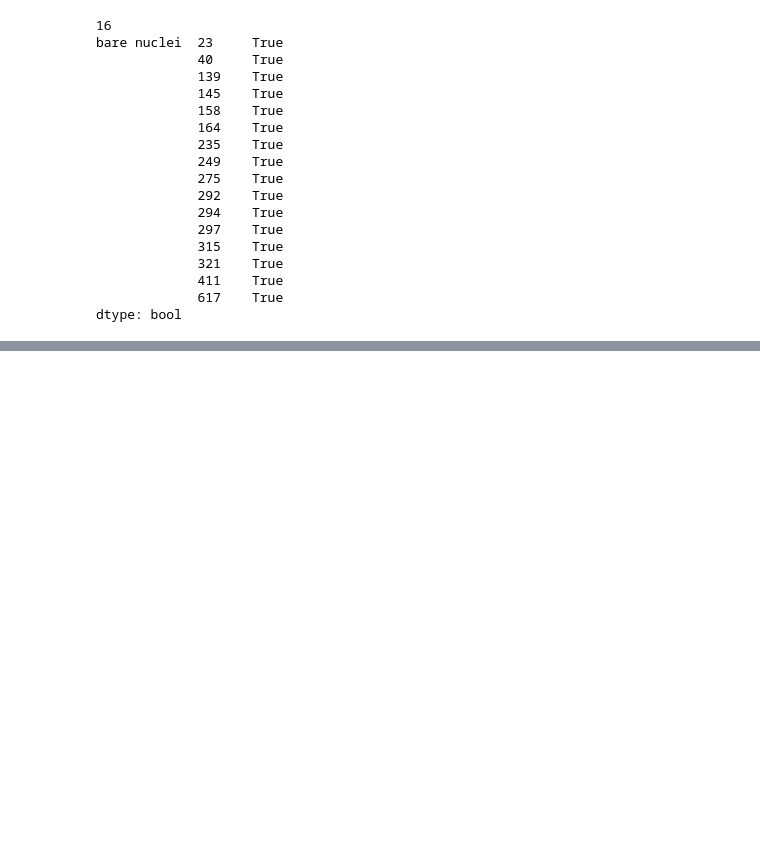
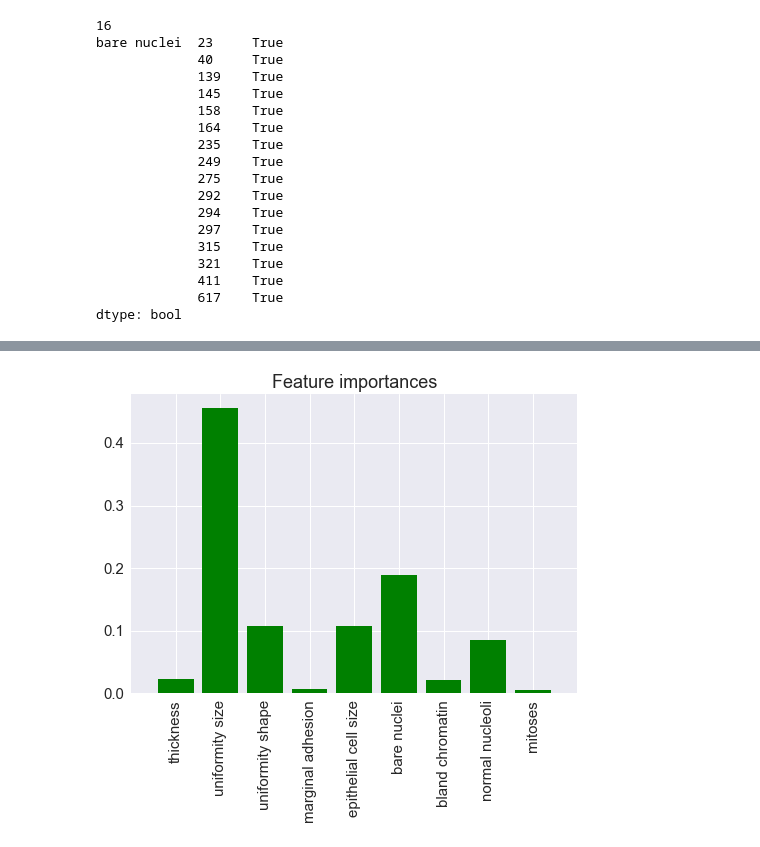
Before and after one commit to wcarande/breastCancerChallenge, a Jupyter notebook: explore.ipynb, the cells around one changed output, grey strips where cells are left out. Cells and saved outputs as stored; diff of their text form; code cells hidden in the pictures; blank space fills up the shorter version.

```diff
--- a/explore.ipynb
+++ b/explore.ipynb
@@ -142,0 +151,12 @@ print 'Resampled dataset shape {}'.format(Counter(y_res))
+# %%
+# Train/test split: want to test the model on testing data it has never seen
+X_train, X_test, y_train, y_test = train_test_split(X_res, y_res, test_size=0.2)
+# %%
+# Define the classifier, fit on training data
+rf = RandomForestClassifier()
+rf.fit(X_train, y_train)
+y_pred = rf.predict(X_test)
+# %%
+# Show feature importances
+importances = rf.feature_importances_
+print importances
@@ -142,0 +225,13 @@ print 'Resampled dataset shape {}'.format(Counter(y_res))
+# %%
+# Plot feature importances
+plt.figure()
+plt.title("Feature importances")
+plt.bar(range(X_test.shape[1]), importances,
+       color="g", align="center")
+plt.xticks(np.arange(X_test.shape[1]), ('thickness', 'uniformity size', 'uniformity shape', 'marginal adhesion',
+            'epithelial cell size', 'bare nuclei', 'bland chromatin', 'normal nucleoli',
+            'mitoses'), rotation=90)
+plt.xlim([-1, X_test.shape[1]])
+plt.show()
+# %% [output]
+[figure, added]
```
Also changed, not shown: parts of 24 cells of this notebook.
